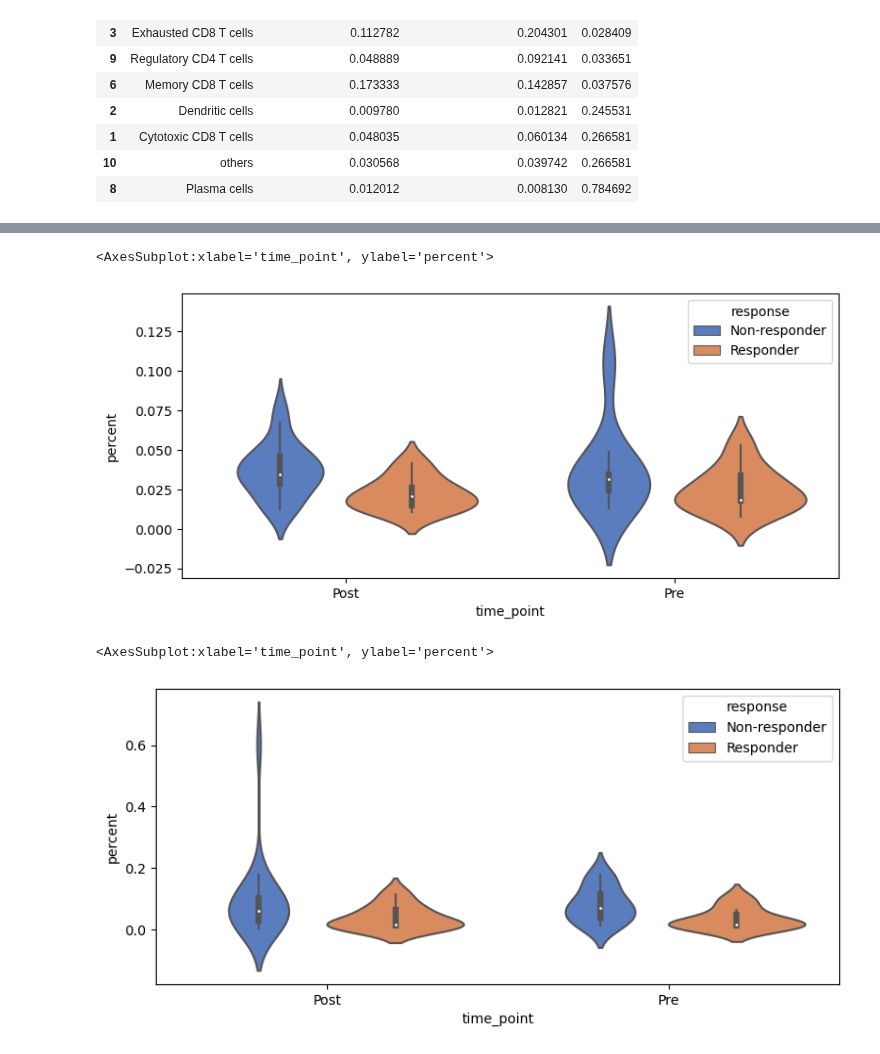
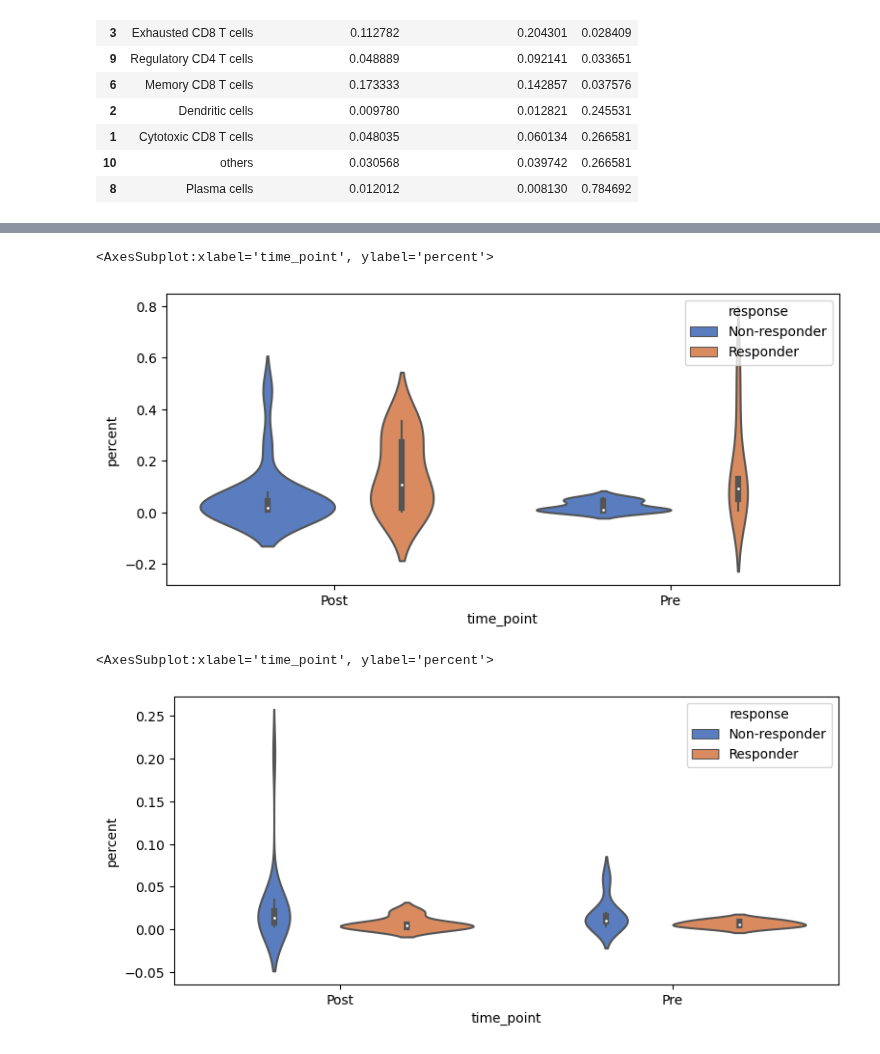
Before and after one commit to meg-bit/immune-cells-TIME-single-cell-anti-PD-1, a Jupyter notebook: 02cell_state.ipynb, the cells around one changed output, grey strips where cells are left out. Drawn from its saved outputs; the diff is of its cells as text; code cells hidden in the pictures.

```diff
--- a/02cell_state.ipynb
+++ b/02cell_state.ipynb
@@ -194,16 +199,16 @@ sns.boxplot(x="time_point", y="percent", hue="response",
 # %%
 plt.figure(figsize=(9, 4), dpi=100)
 sns.violinplot(x="time_point", y="percent", hue="response",
-               data=cluster_pct.loc[cluster_pct.cell_type=='Exhausted T cells'],
+               data=cluster_pct.loc[cluster_pct.cell_type=='B cells'],
                palette="muted")
 # %% [output]
 <AxesSubplot:xlabel='time_point', ylabel='percent'>
-[figure, old version]
+[figure, new version]
 # %%
 plt.figure(figsize=(9, 4), dpi=100)
 sns.violinplot(x="time_point", y="percent", hue="response",
-               data=cluster_pct.loc[cluster_pct.cell_type=='Dendritic cells'],
+               data=cluster_pct.loc[cluster_pct.cell_type=='NK cells'],
                palette="muted")
 # %% [output]
 <AxesSubplot:xlabel='time_point', ylabel='percent'>
-[figure, old version]
+[figure, new version]
```
Also changed, not shown: parts of 10 cells of this notebook.
